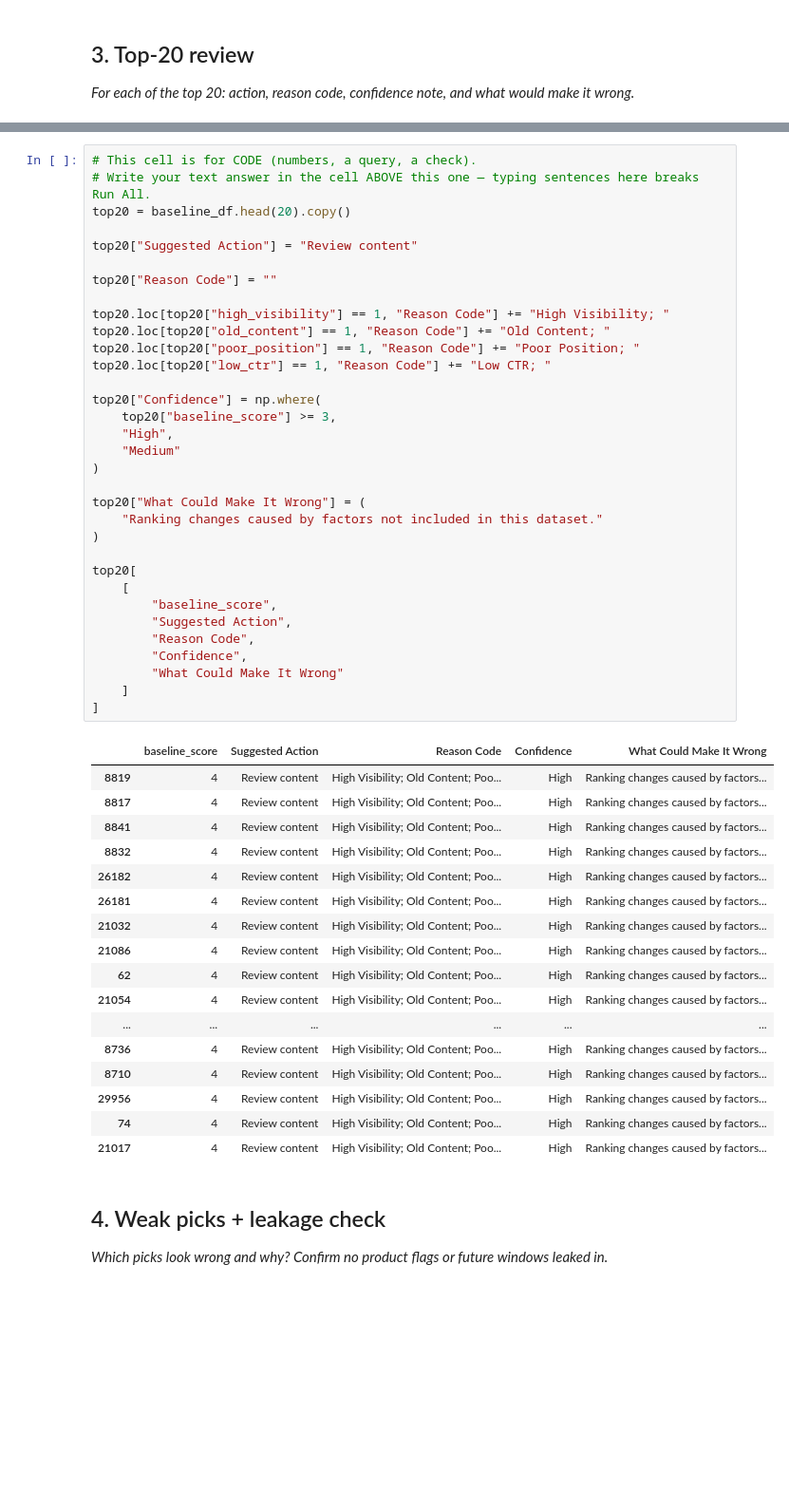
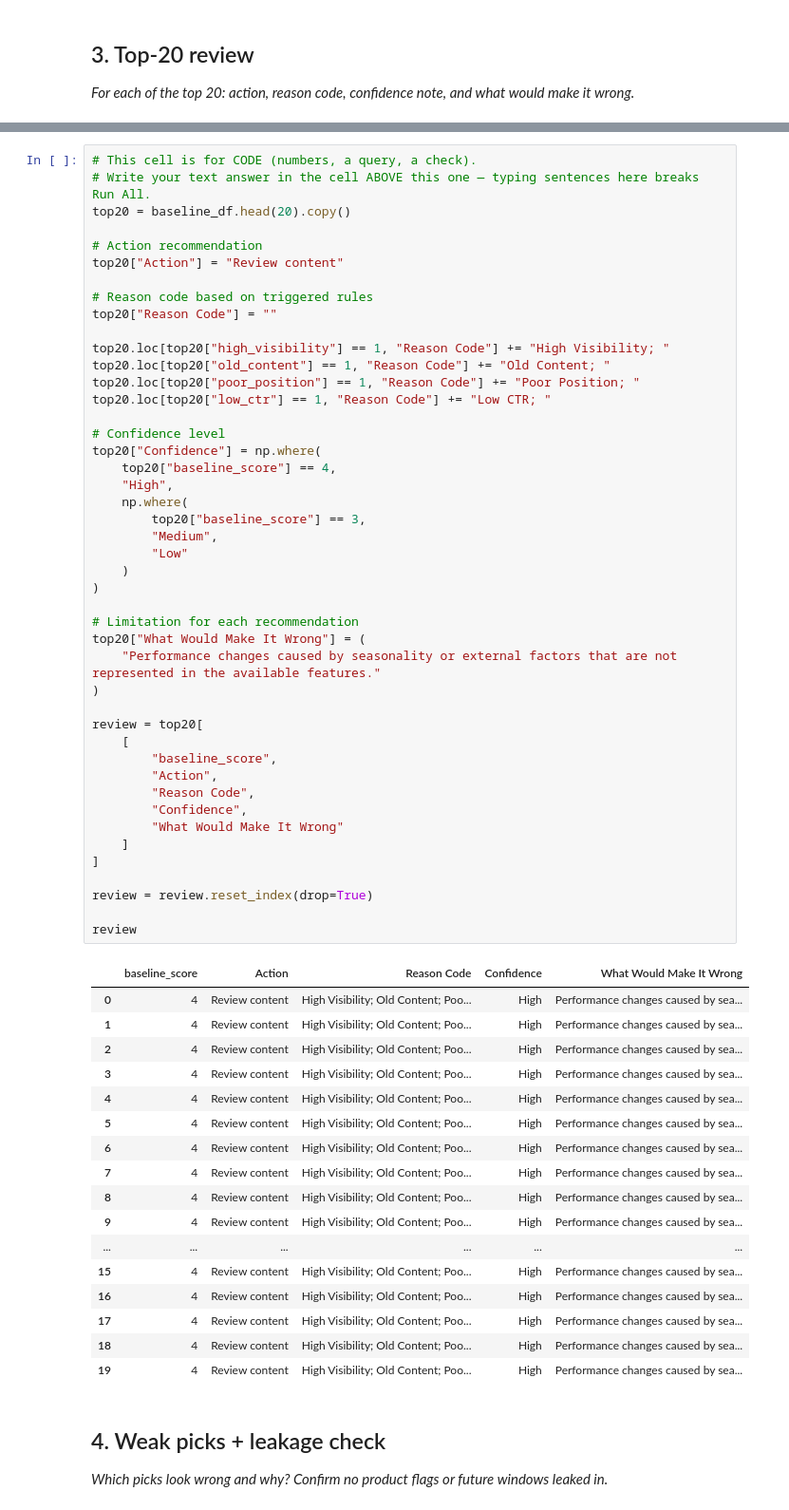
Before and after one commit to muneebulhaq02/flyrank-ml-internship, a Jupyter notebook: work/notebooks/w04_baseline_score.ipynb, the cells around one changed output, grey strips where cells are left out. Shown at 95% size. Saved outputs shown, nothing was run; the diff lists cells and outputs as text; blank space fills up the shorter version.

```diff
--- a/work/notebooks/w04_baseline_score.ipynb
+++ b/work/notebooks/w04_baseline_score.ipynb
@@ -167,54 +248,66 @@ This review checks whether the baseline behaves reasonably before introducing ma
 # %%
 # This cell is for CODE (numbers, a query, a check).
 # Write your text answer in the cell ABOVE this one — typing sentences here breaks Run All.
 top20 = baseline_df.head(20).copy()
 
-top20["Suggested Action"] = "Review content"
+# Action recommendation
+top20["Action"] = "Review content"
 
+# Reason code based on triggered rules
 top20["Reason Code"] = ""
 
 top20.loc[top20["high_visibility"] == 1, "Reason Code"] += "High Visibility; "
 top20.loc[top20["old_content"] == 1, "Reason Code"] += "Old Content; "
 top20.loc[top20["poor_position"] == 1, "Reason Code"] += "Poor Position; "
 top20.loc[top20["low_ctr"] == 1, "Reason Code"] += "Low CTR; "
 
+# Confidence level
 top20["Confidence"] = np.where(
-    top20["baseline_score"] >= 3,
+    top20["baseline_score"] == 4,
     "High",
-    "Medium"
+    np.where(
+        top20["baseline_score"] == 3,
+        "Medium",
+        "Low"
+    )
 )
 
-top20["What Could Make It Wrong"] = (
-    "Ranking changes caused by factors not included in this dataset."
+# Limitation for each recommendation
+top20["What Would Make It Wrong"] = (
+    "Performance changes caused by seasonality or external factors that are not represented in the available features."
 )
 
-top20[
+review = top20[
     [
         "baseline_score",
-        "Suggested Action",
+        "Action",
         "Reason Code",
         "Confidence",
-        "What Could Make It Wrong"
+        "What Would Make It Wrong"
     ]
 ]
+
+review = review.reset_index(drop=True)
+
+review
 # %% [output]
-|  | baseline_score | Suggested Action | Reason Code | Confidence | What Could Make It Wrong |
-| 8819 | 4 | Review content | High Visibility; Old Content; Poo... | High | Ranking changes caused by factors... |
-| 8817 | 4 | Review content | High Visibility; Old Content; Poo... | High | Ranking changes caused by factors... |
-| 8841 | 4 | Review content | High Visibility; Old Content; Poo... | High | Ranking changes caused by factors... |
-| 8832 | 4 | Review content | High Visibility; Old Content; Poo... | High | Ranking changes caused by factors... |
-| 26182 | 4 | Review content | High Visibility; Old Content; Poo... | High | Ranking changes caused by factors... |
-| 26181 | 4 | Review content | High Visibility; Old Content; Poo... | High | Ranking changes caused by factors... |
-| 21032 | 4 | Review content | High Visibility; Old Content; Poo... | High | Ranking changes caused by factors... |
-| 21086 | 4 | Review content | High Visibility; Old Content; Poo... | High | Ranking changes caused by factors... |
-| 62 | 4 | Review content | High Visibility; Old Content; Poo... | High | Ranking changes caused by factors... |
-| 21054 | 4 | Review content | High Visibility; Old Content; Poo... | High | Ranking changes caused by factors... |
+|  | baseline_score | Action | Reason Code | Confidence | What Would Make It Wrong |
+| 0 | 4 | Review content | High Visibility; Old Content; Poo... | High | Performance changes caused by sea... |
+| 1 | 4 | Review content | High Visibility; Old Content; Poo... | High | Performance changes caused by sea... |
+| 2 | 4 | Review content | High Visibility; Old Content; Poo... | High | Performance changes caused by sea... |
+| 3 | 4 | Review content | High Visibility; Old Content; Poo... | High | Performance changes caused by sea... |
+| 4 | 4 | Review content | High Visibility; Old Content; Poo... | High | Performance changes caused by sea... |
+| 5 | 4 | Review content | High Visibility; Old Content; Poo... | High | Performance changes caused by sea... |
+| 6 | 4 | Review content | High Visibility; Old Content; Poo... | High | Performance changes caused by sea... |
+| 7 | 4 | Review content | High Visibility; Old Content; Poo... | High | Performance changes caused by sea... |
+| 8 | 4 | Review content | High Visibility; Old Content; Poo... | High | Performance changes caused by sea... |
+| 9 | 4 | Review content | High Visibility; Old Content; Poo... | High | Performance changes caused by sea... |
 | ... | ... | ... | ... | ... | ... |
-| 8736 | 4 | Review content | High Visibility; Old Content; Poo... | High | Ranking changes caused by factors... |
-| 8710 | 4 | Review content | High Visibility; Old Content; Poo... | High | Ranking changes caused by factors... |
-| 29956 | 4 | Review content | High Visibility; Old Content; Poo... | High | Ranking changes caused by factors... |
-| 74 | 4 | Review content | High Visibility; Old Content; Poo... | High | Ranking changes caused by factors... |
-| 21017 | 4 | Review content | High Visibility; Old Content; Poo... | High | Ranking changes caused by factors... |
+| 15 | 4 | Review content | High Visibility; Old Content; Poo... | High | Performance changes caused by sea... |
+| 16 | 4 | Review content | High Visibility; Old Content; Poo... | High | Performance changes caused by sea... |
+| 17 | 4 | Review content | High Visibility; Old Content; Poo... | High | Performance changes caused by sea... |
+| 18 | 4 | Review content | High Visibility; Old Content; Poo... | High | Performance changes caused by sea... |
+| 19 | 4 | Review content | High Visibility; Old Content; Poo... | High | Performance changes caused by sea... |
 # %% [markdown]
 ## 4. Weak picks + leakage check
 
```
Also changed, not shown: parts of 8 cells of this notebook.
